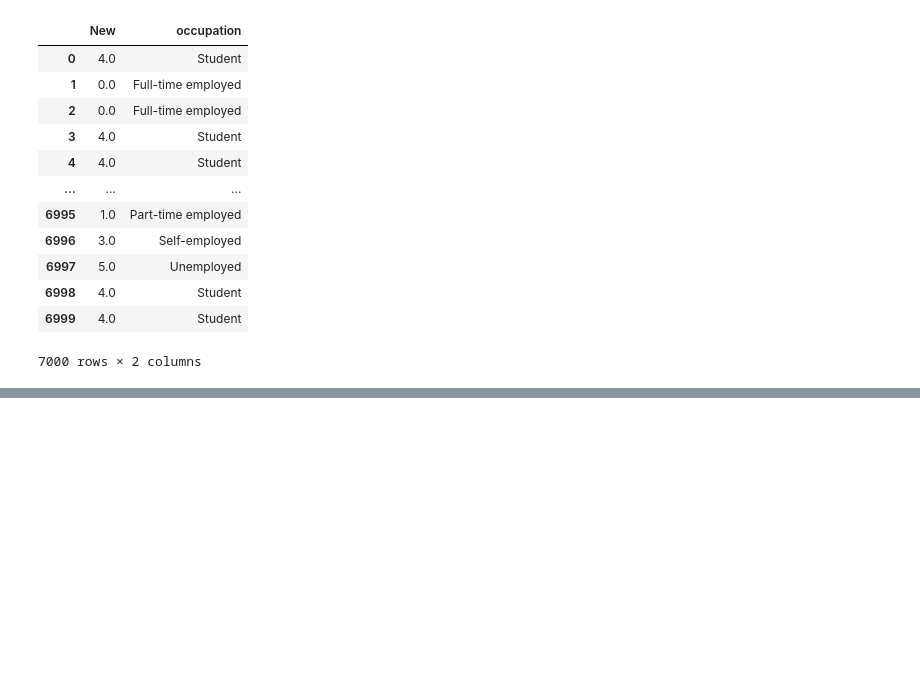
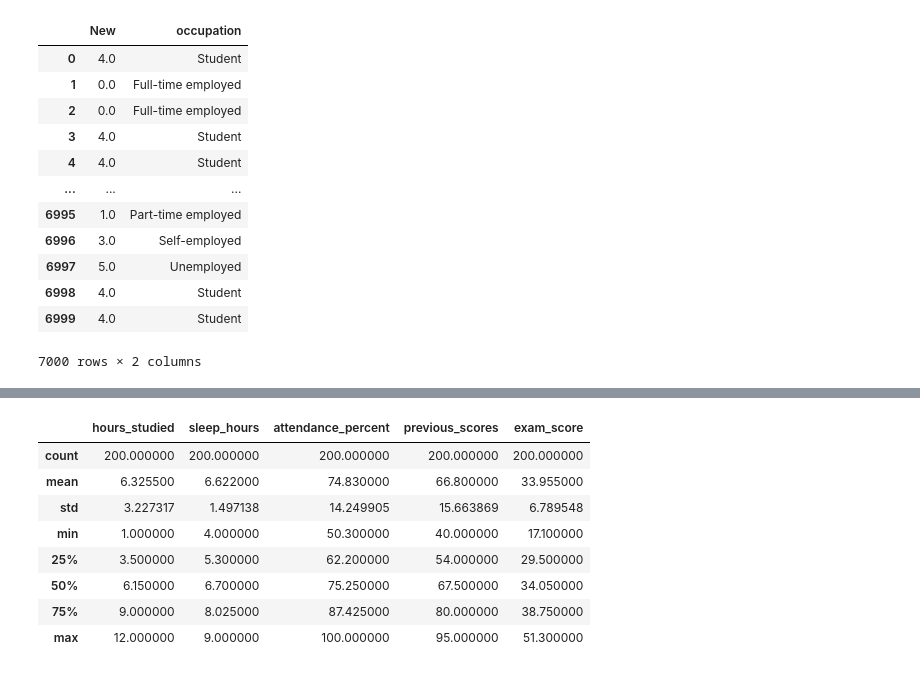
Before and after one commit to Aradhyagodambe/Python-Colab-Files, a Jupyter notebook: ML_Fundamnetals.ipynb, the cells around one changed output, grey strips where cells are left out. Cells and saved outputs as stored; diff of their text form; code cells hidden in the pictures; blank space fills up the shorter version.

```diff
--- a/ML_Fundamnetals.ipynb
+++ b/ML_Fundamnetals.ipynb
@@ -132,0 +189,12 @@ SM[['New','occupation']]
+# %%
+Stu.describe()
+# %% [output]
+|  | hours_studied | sleep_hours | attendance_percent | previous_scores | exam_score |
+| count | 200.000000 | 200.000000 | 200.000000 | 200.000000 | 200.000000 |
+| mean | 6.325500 | 6.622000 | 74.830000 | 66.800000 | 33.955000 |
+| std | 3.227317 | 1.497138 | 14.249905 | 15.663869 | 6.789548 |
+| min | 1.000000 | 4.000000 | 50.300000 | 40.000000 | 17.100000 |
+| 25% | 3.500000 | 5.300000 | 62.200000 | 54.000000 | 29.500000 |
+| 50% | 6.150000 | 6.700000 | 75.250000 | 67.500000 | 34.050000 |
+| 75% | 9.000000 | 8.025000 | 87.425000 | 80.000000 | 38.750000 |
+| max | 12.000000 | 9.000000 | 100.000000 | 95.000000 | 51.300000 |
```
Also changed, not shown: parts of 16 cells of this notebook.
